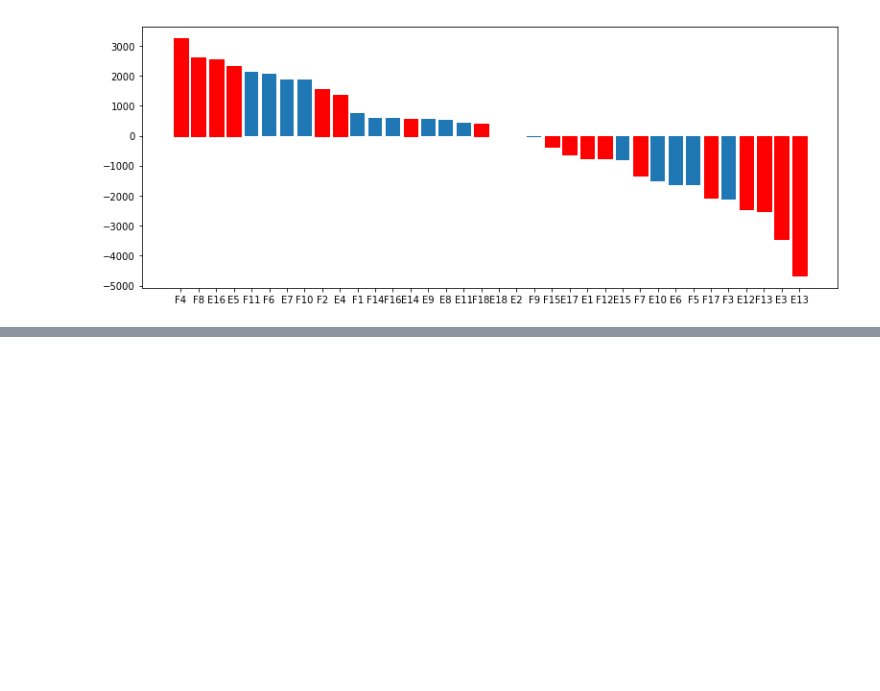
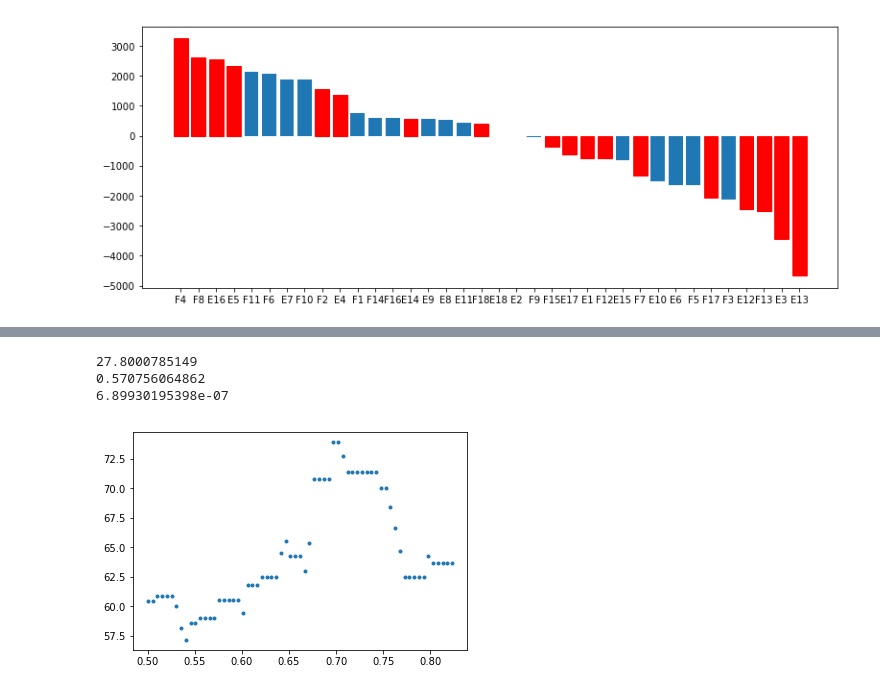
Before and after one commit to axarekma/WMC_2017_CUP, a Jupyter notebook: src/example.ipynb, the cells around one changed output, grey strips where cells are left out. Drawn from its saved outputs; the diff is of its cells as text; code cells hidden in the pictures; blank space fills up the shorter version.

```diff
--- a/src/example.ipynb
+++ b/src/example.ipynb
@@ -370,0 +640,17 @@ print(get_normalized_score(res_all,LANES_ALL))
+# %%
+th_val,est,lim1,lim2 = getbinest(matches_w+matches_m,0.9)
+from scipy import stats
+import numpy as np
+num_p = 65 #here we have over 10 matches
+x = th_val[:num_p]
+y = est[:num_p]
+plt.plot(x,y,'.')
+slope, intercept, r_value, p_value, std_err = stats.linregress(x,y)
+print(slope)
+print(r_value)
+print(p_value)
+# %% [output]
+27.8000785149
+0.570756064862
+6.89930195398e-07
+[figure, added]
```
Also changed, not shown: parts of 24 cells of this notebook, 23 other files.
